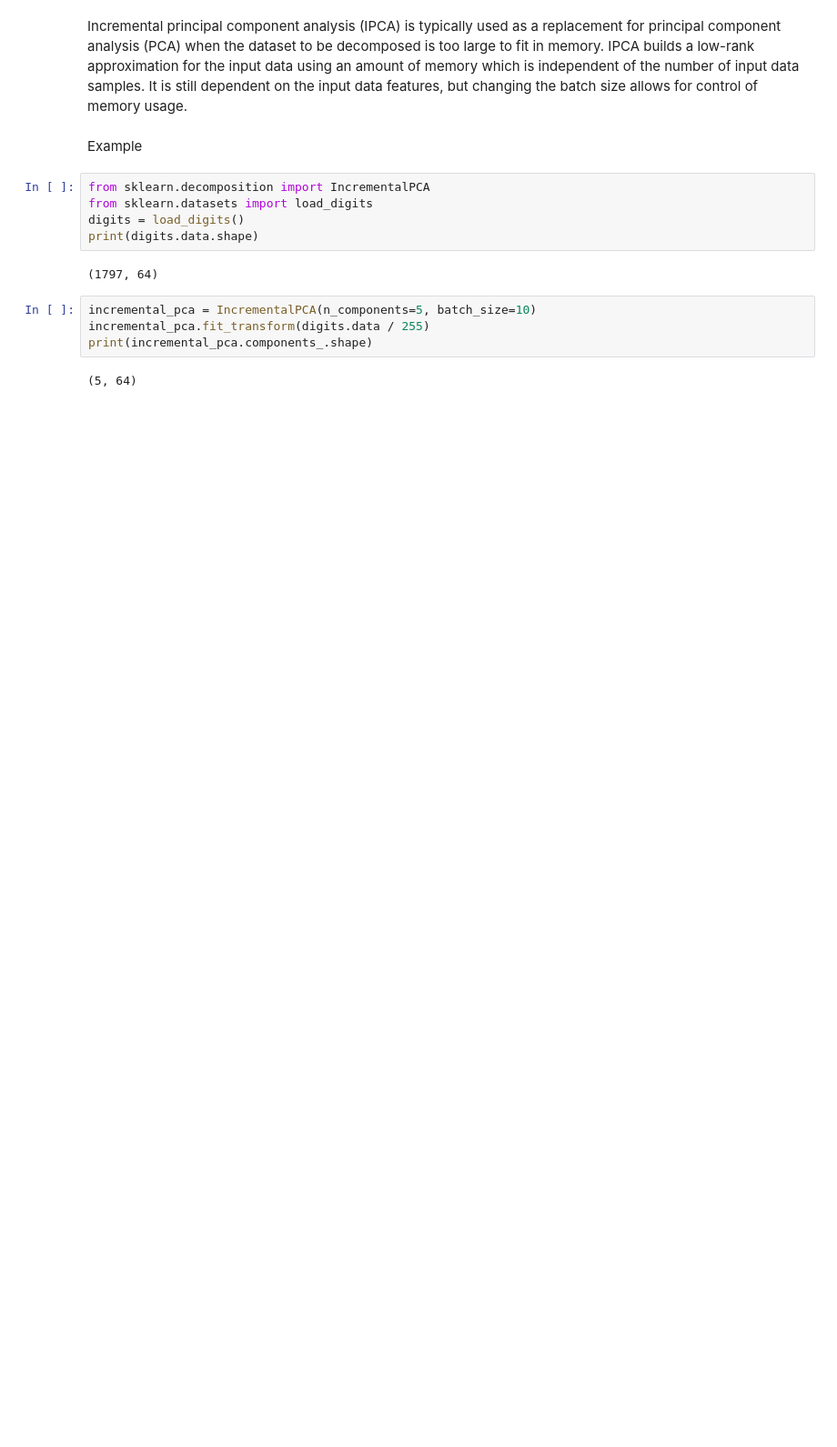
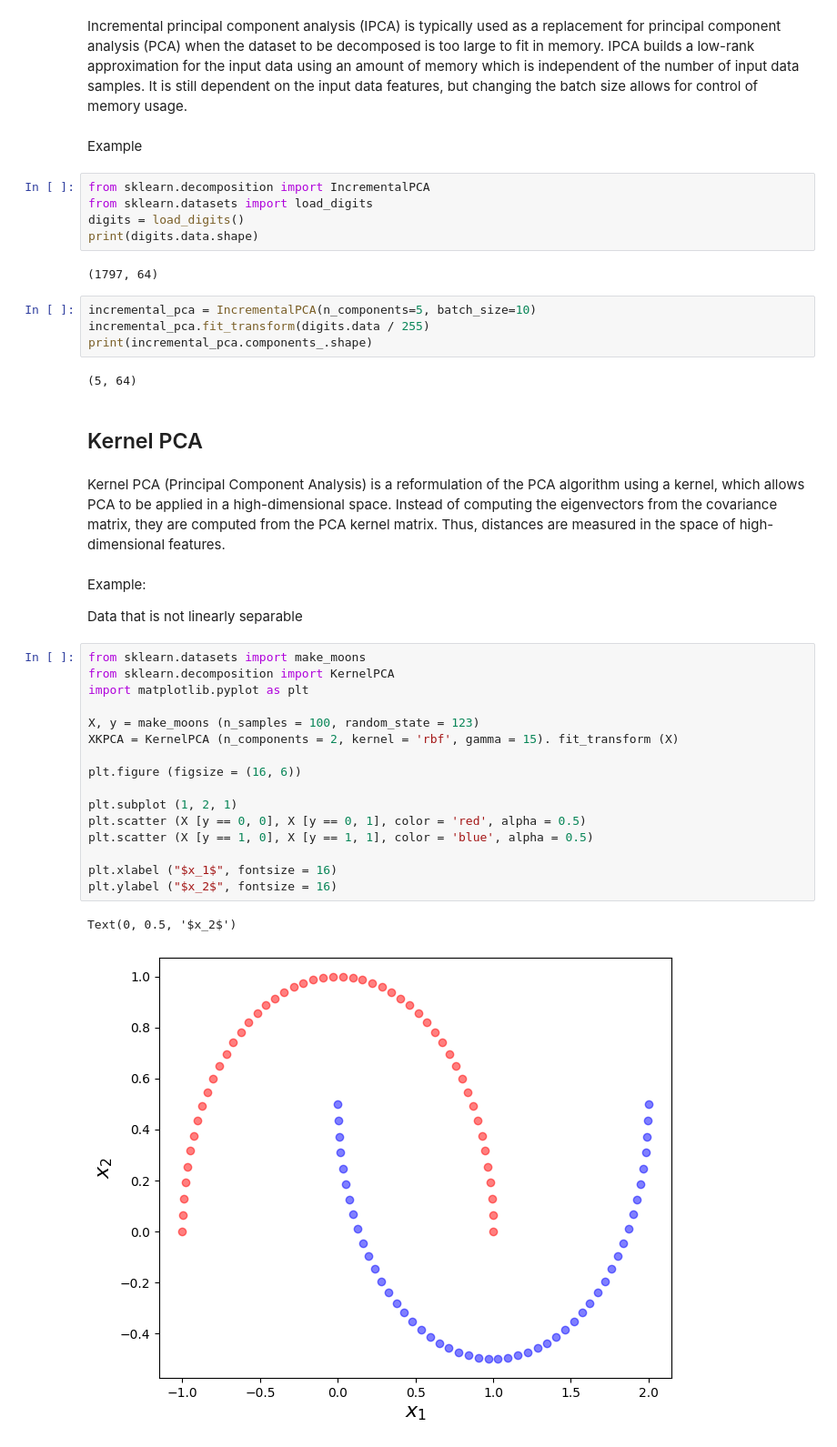
Before and after one commit to wacGitHub07/walter-mlii, a Jupyter notebook: point_8/point_8.ipynb, the cells around one changed output. Shown: that part at 91% size. Cells and saved outputs as stored; diff of their text form; blank space fills up the shorter version.

Commit message:
master: Add Readme and kernel PCA implementation

```diff
--- a/point_8/point_8.ipynb
+++ b/point_8/point_8.ipynb
@@ -45,3 +45,30 @@ incremental_pca.fit_transform(digits.data / 255)
 print(incremental_pca.components_.shape)
 # %% [output]
 (5, 64)
+# %% [markdown]
+## Kernel PCA
+# %% [markdown]
+Kernel PCA (Principal Component Analysis) is a reformulation of the PCA algorithm using a kernel, which allows PCA to be applied in a high-dimensional space. Instead of computing the eigenvectors from the covariance matrix, they are computed from the PCA kernel matrix. Thus, distances are measured in the space of high-dimensional features.
+# %% [markdown]
+Example:
+
+Data that is not linearly separable
+# %%
+from sklearn.datasets import make_moons
+from sklearn.decomposition import KernelPCA
+import matplotlib.pyplot as plt
+
+X, y = make_moons (n_samples = 100, random_state = 123)
+XKPCA = KernelPCA (n_components = 2, kernel = 'rbf', gamma = 15). fit_transform (X)
+
+plt.figure (figsize = (16, 6))
+
+plt.subplot (1, 2, 1)
+plt.scatter (X [y == 0, 0], X [y == 0, 1], color = 'red', alpha = 0.5)
+plt.scatter (X [y == 1, 0], X [y == 1, 1], color = 'blue', alpha = 0.5)
+
+plt.xlabel ("$x_1$", fontsize = 16)
+plt.ylabel ("$x_2$", fontsize = 16)
+# %% [output]
+Text(0, 0.5, '$x_2$')
+[figure, added]
```
Also changed, not shown: parts of 2 cells of this notebook, 3 other files.
